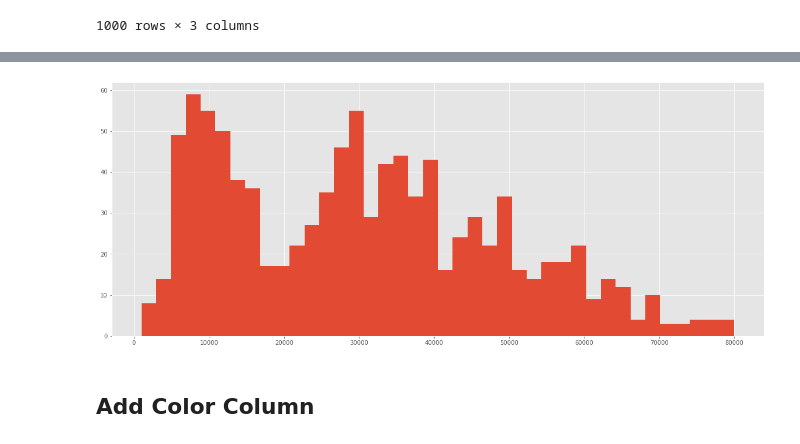
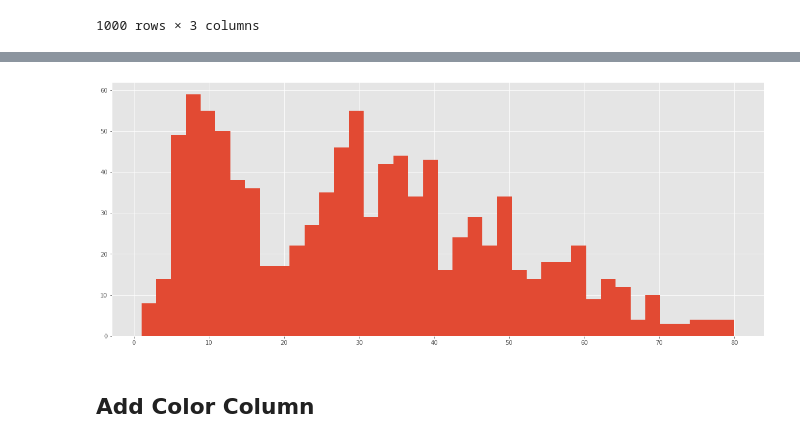
Before and after one commit to iamharkirat/STP-540, a Jupyter notebook: class_work.ipynb, the cells around one changed output, grey strips where cells are left out. Saved outputs shown, nothing was run; the diff lists cells and outputs as text; code cells hidden in the pictures.

```diff
--- a/class_work.ipynb
+++ b/class_work.ipynb
@@ -75,4 +75,8 @@ df_numeric
 | 998 | 58998 | 40219.0 | 2012 |
 | 999 | 8100 | 131121.0 | 2002 |
 1000 rows × 3 columns
+# %%
+df_numeric = df_numeric[['price','mileage','year']]
+df_numeric.iloc[:,0]  /= 1000
+df_numeric.iloc[:,1]  /= 1000
 # %%
@@ -99,7 +103,7 @@ sns.boxplot(x=df['year'], y=df['price']);
 # %%
-plt.hist(df['price'], bins=40);
+plt.hist(df_numeric['price'], bins=40);
 # %% [output]
-[figure, old version]
+[figure, new version]
 # %% [markdown]
 ## Add Color Column
 # %%
```
Also changed, not shown: parts of 14 cells of this notebook.
